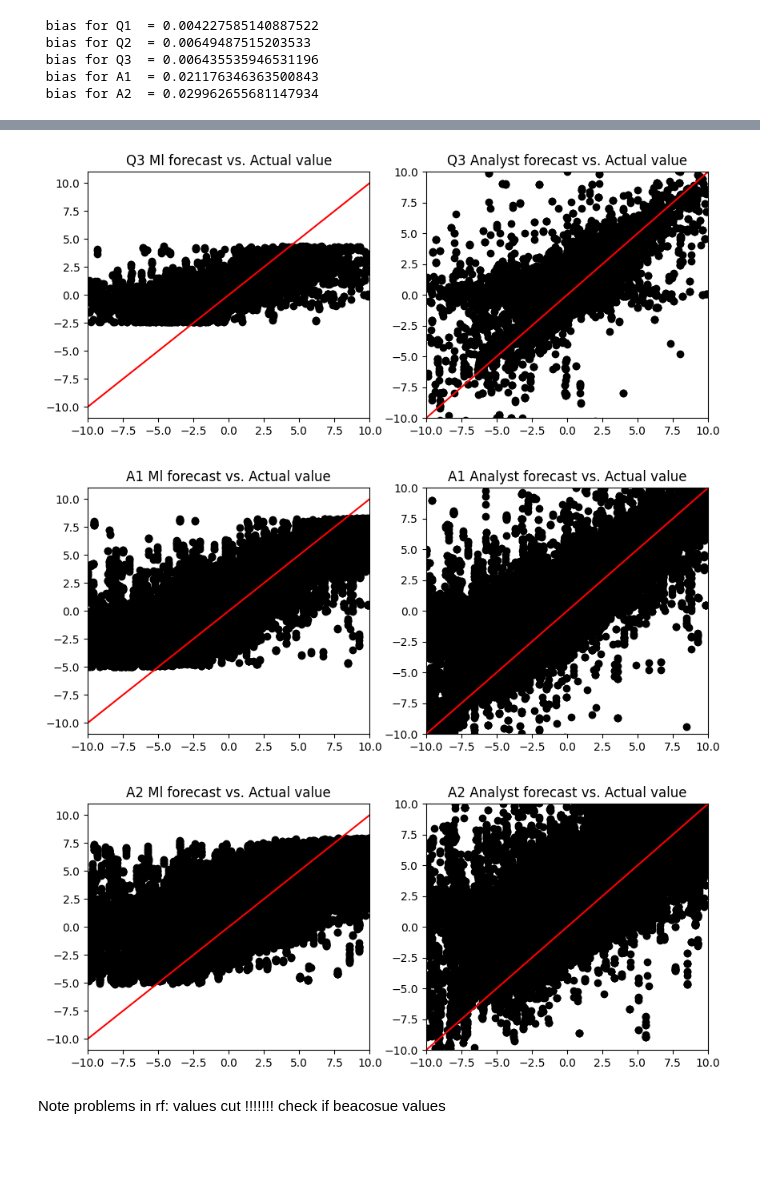
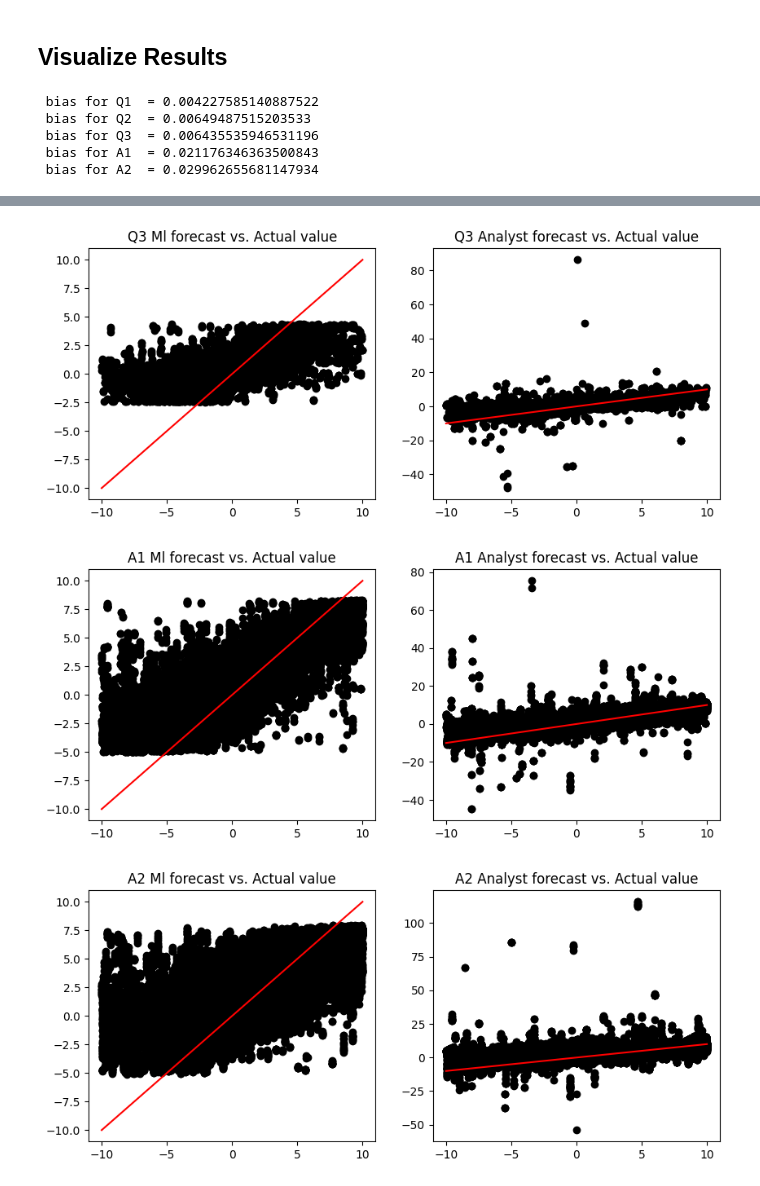
Before and after one commit to NicoloMarsucco/ML-financial-modelling, a Jupyter notebook: RF.ipynb, the cells around one changed output, grey strips where cells are left out. Drawn from its saved outputs; the diff is of its cells as text; code cells hidden in the pictures; blank space fills up the shorter version.

```diff
--- a/RF.ipynb
+++ b/RF.ipynb
@@ -8,37 +10,3 @@ import numpy as np
  # Setting display options to show all columns without truncation
 pd.set_option('display.max_columns', None)
 pd.set_option('display.max_colwidth', None)
-# %%
-def read_merge_prepare_data(forecast_period, Macro_Data):
-    # Read CSV files
-    forecast_file_path = f"data/processed_data/{forecast_period}.csv"
-    df = pd.read_csv(forecast_file_path)
-
-
-    # Merge DataFrames on Dates and drop unnecessary columns
-    Merged_Data = pd.merge(df, Macro_Data[['GDP_log_return', 'Cons_log_return', 'IPT_log_return', 'Unempl', 'Dates']],
-                           right_on='Dates', left_on='rankdate').drop('Dates', axis=1)
-
-    Merged_Data['Date'] = pd.to_datetime(Merged_Data['rankdate'], format='%Y-%m').dt.to_period('M')
-    Merged_Data = Merged_Data[(Merged_Data['Date'].dt.year >= 1985) & (Merged_Data['Date'].dt.year <= 2019)].drop(['rankdate'], axis=1)
-
-    # Preparing the datasets
-    Merged_Data.sort_values(by='Date', ascending=True, inplace=True)
-
-    # Columns to drop
-    columns_to_drop = ['cfacshr', 'Unnamed: 0', 'ticker', 'cusip', 'cname', 'fpedats', 'statpers', 'anndats_act', 'fpi', 'actual', 'meanest']
-    Merged_Data.drop(columns=columns_to_drop, axis=1, inplace=True)
-
-    # Missing values per column
-    missing_values = Merged_Data.isna().sum()
-    print(f"{forecast_period} Missing Values:")
-    print(missing_values[missing_values > 0])
-
-    # Drop rows with missing values
-    Merged_Data.dropna(axis=0, inplace=True)
-
-    print(f' len extreme data droped {len(Merged_Data.loc[abs(Merged_Data.adj_actual) > 10])}')
-    Merged_Data = Merged_Data.loc[abs(Merged_Data['adj_actual']) < 10]
-    print(f'len data {len(Merged_Data)}')
-
-    return Merged_Data
@@ -189,16 +52,19 @@ for forecast, df in forecast_data.items():
 # %%
 for period, df in results_rolling.items():
     df.to_csv(f"results/{period}_rf.csv", index=False)
+# %% [markdown]
+## Visualize Results
+# %%
+results_rolling = {}
+for period in periods:
+    results_rolling[period] = pd.read_csv(f"results/{period}_rf.csv")
 # %%
 for period in periods:
     fig, ax = plt.subplots(1,2, figsize=(10, 4))
     ax[0].plot(results_rolling[period].adj_actual, results_rolling[period].predicted_adj_actual, 'o', color='black')
     ax[0].plot([-10, 10], [-10, 10], 'r-')
     ax[0].set_title(f'{period} Ml forecast vs. Actual value')
-    ax[0].set_xlim(-10,10)
     #ax[0].set_ylim(-10,10)
-
-
 
     print(f' bias for {period}  = {results_rolling[period].biased_expectation.mean()}')
 
@@ -206,8 +72,6 @@ for period in periods:
     ax[1].plot(results_rolling[period].adj_actual, results_rolling[period].adj_meanest, 'o', color='black')
     ax[1].plot([-10,10], [-10,10], 'r-')
     ax[1].set_title(f'{period} Analyst forecast vs. Actual value')
-    ax[1].set_xlim(-10,10)
-    ax[1].set_ylim(-10,10)
 # %% [output]
  bias for Q1  = 0.004227585140887522
  bias for Q2  = 0.00649487515203533
@@ -219,5 +83,3 @@ for period in periods:
-[figure, old version]
+[figure, new version]
-[figure, old version]
+[figure, new version]
-[figure, old version]
+[figure, new version]
-# %% [markdown]
-Note problems in rf: values cut !!!!!!! check if beacosue values
```
Also changed, not shown: parts of 12 cells of this notebook, 3 other files.
